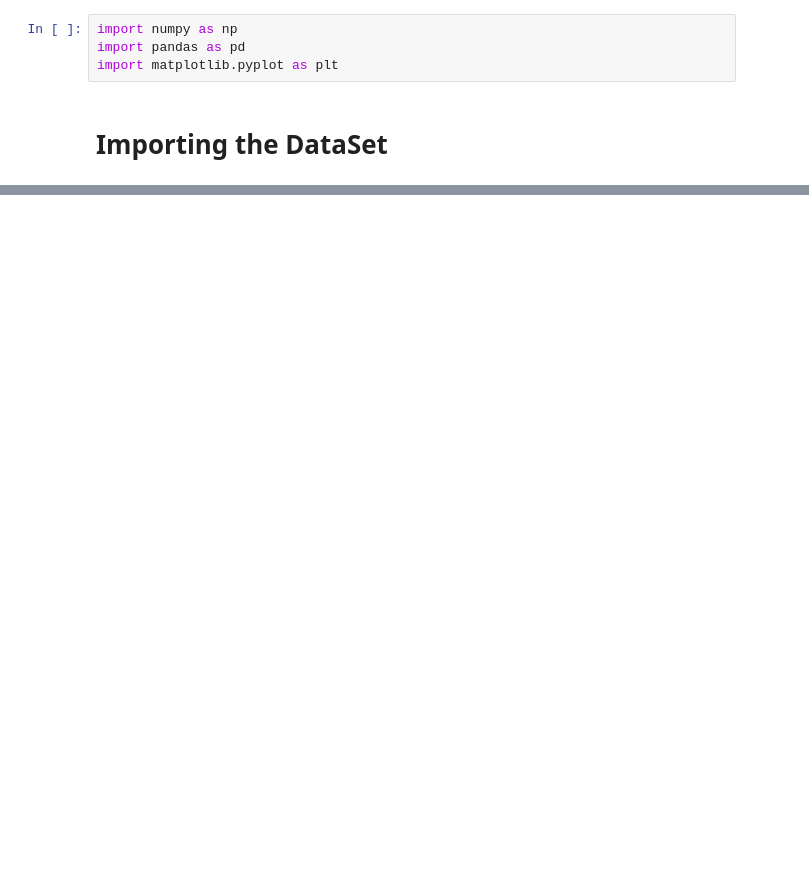
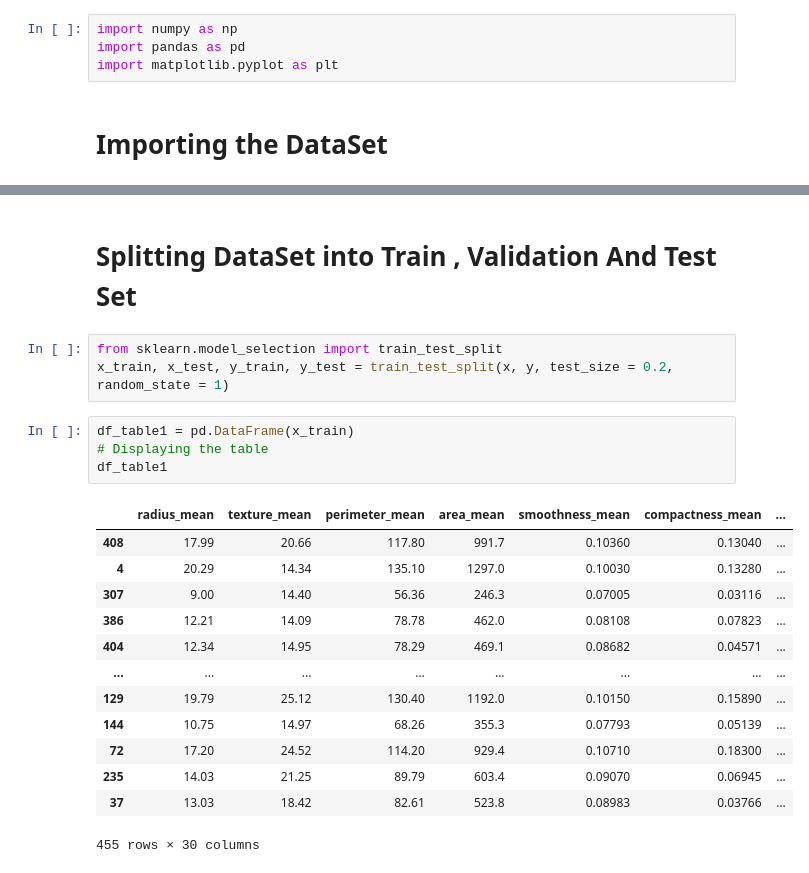
Before and after one commit to ssudhanshu488/Breast_Cancer_Detection, a Jupyter notebook: Breast_Cancer_Prediction.ipynb, the cells around one changed output, grey strips where cells are left out. Cells and saved outputs as stored; diff of their text form; blank space fills up the shorter version.

```diff
--- a/Breast_Cancer_Prediction.ipynb
+++ b/Breast_Cancer_Prediction.ipynb
@@ -32,0 +108,23 @@ dataset
+# %% [markdown]
+# Splitting DataSet into Train , Validation And Test Set
+# %%
+from sklearn.model_selection import train_test_split
+x_train, x_test, y_train, y_test = train_test_split(x, y, test_size = 0.2, random_state = 1)
+# %%
+df_table1 = pd.DataFrame(x_train)
+# Displaying the table
+df_table1
+# %% [output]
+|  | radius_mean | texture_mean | perimeter_mean | area_mean | smoothness_mean | compactness_mean | ... |
+| 408 | 17.99 | 20.66 | 117.80 | 991.7 | 0.10360 | 0.13040 | ... |
+| 4 | 20.29 | 14.34 | 135.10 | 1297.0 | 0.10030 | 0.13280 | ... |
+| 307 | 9.00 | 14.40 | 56.36 | 246.3 | 0.07005 | 0.03116 | ... |
+| 386 | 12.21 | 14.09 | 78.78 | 462.0 | 0.08108 | 0.07823 | ... |
+| 404 | 12.34 | 14.95 | 78.29 | 469.1 | 0.08682 | 0.04571 | ... |
+| ... | ... | ... | ... | ... | ... | ... | ... |
+| 129 | 19.79 | 25.12 | 130.40 | 1192.0 | 0.10150 | 0.15890 | ... |
+| 144 | 10.75 | 14.97 | 68.26 | 355.3 | 0.07793 | 0.05139 | ... |
+| 72 | 17.20 | 24.52 | 114.20 | 929.4 | 0.10710 | 0.18300 | ... |
+| 235 | 14.03 | 21.25 | 89.79 | 603.4 | 0.09070 | 0.06945 | ... |
+| 37 | 13.03 | 18.42 | 82.61 | 523.8 | 0.08983 | 0.03766 | ... |
+455 rows × 30 columns
```
Also changed, not shown: parts of 11 cells of this notebook.
